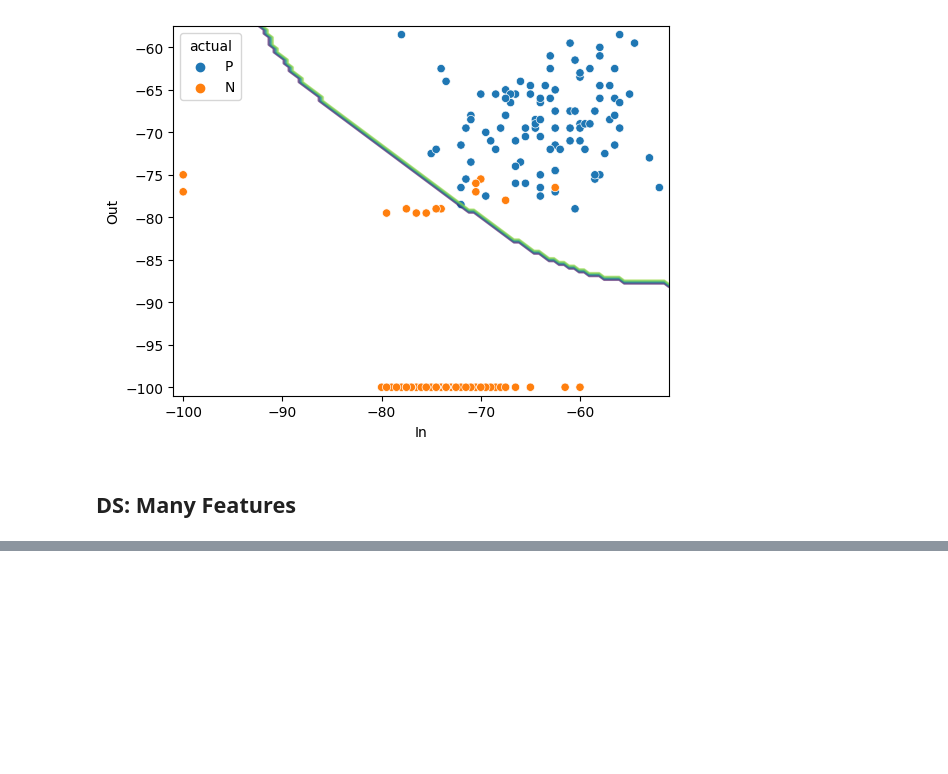
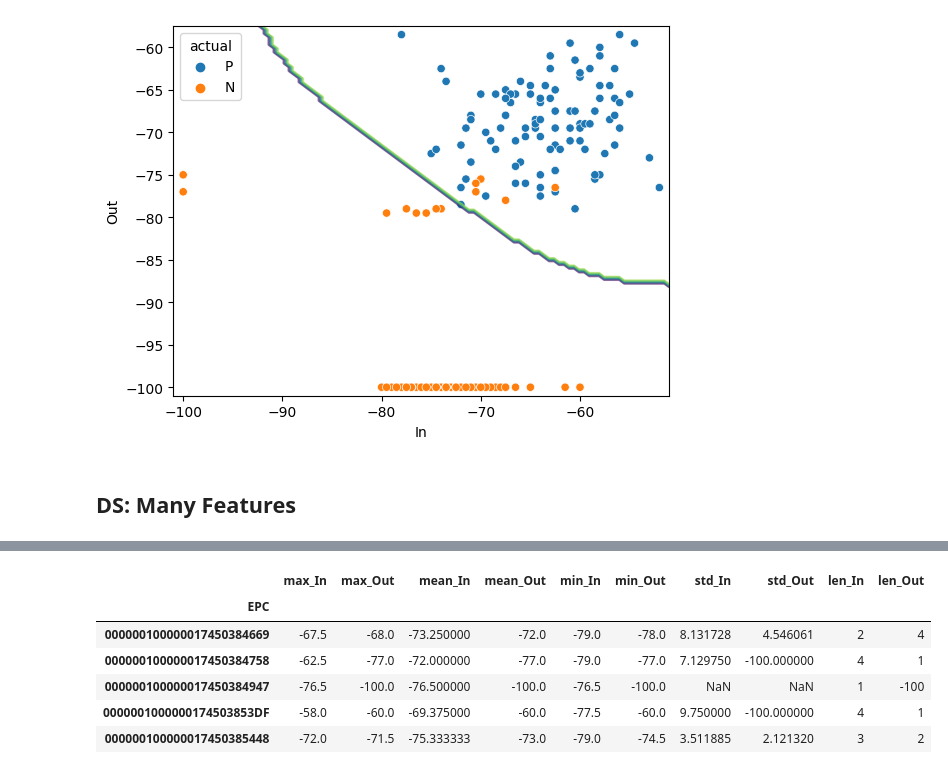
Before and after one commit to gael-mehdi/RFID-analyse-experience-1, a Jupyter notebook: analyse.ipynb, the cells around one changed output, grey strips where cells are left out. Saved outputs shown, nothing was run; the diff lists cells and outputs as text; code cells hidden in the pictures; blank space fills up the shorter version.

```diff
--- a/analyse.ipynb
+++ b/analyse.ipynb
@@ -639,0 +671,11 @@ pd.pivot_table(tags, index="EPC", columns="Antenna", values="RSSI", aggfunc="max
+# %%
+ds.columns = ['_'.join(x) for x in ds.columns]
+ds.head()
+# %% [output]
+|  | max_In | max_Out | mean_In | mean_Out | min_In | min_Out | std_In | std_Out | len_In | len_Out |
+| EPC |  |  |  |  |  |  |  |  |  |  |
+| 000000100000017450384669 | -67.5 | -68.0 | -73.250000 | -72.0 | -79.0 | -78.0 | 8.131728 | 4.546061 | 2 | 4 |
+| 000000100000017450384758 | -62.5 | -77.0 | -72.000000 | -77.0 | -79.0 | -77.0 | 7.129750 | -100.000000 | 4 | 1 |
+| 000000100000017450384947 | -76.5 | -100.0 | -76.500000 | -100.0 | -76.5 | -100.0 | NaN | NaN | 1 | -100 |
+| 0000001000000174503853DF | -58.0 | -60.0 | -69.375000 | -60.0 | -77.5 | -60.0 | 9.750000 | -100.000000 | 4 | 1 |
+| 000000100000017450385448 | -72.0 | -71.5 | -75.333333 | -73.0 | -79.0 | -74.5 | 3.511885 | 2.121320 | 3 | 2 |
```
Also changed, not shown: parts of 2 cells of this notebook.
